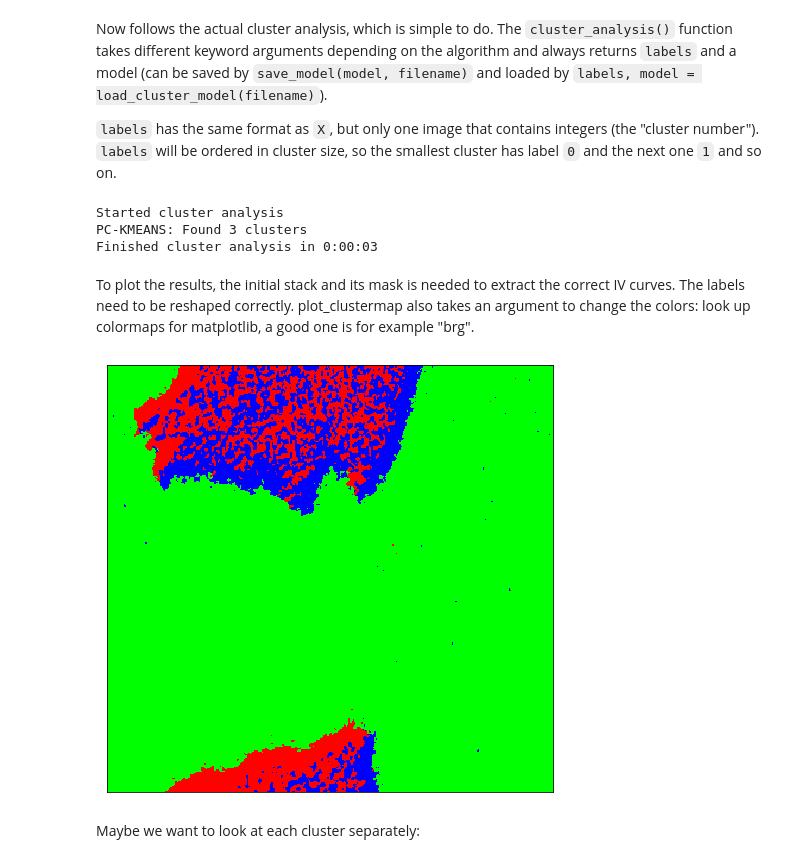
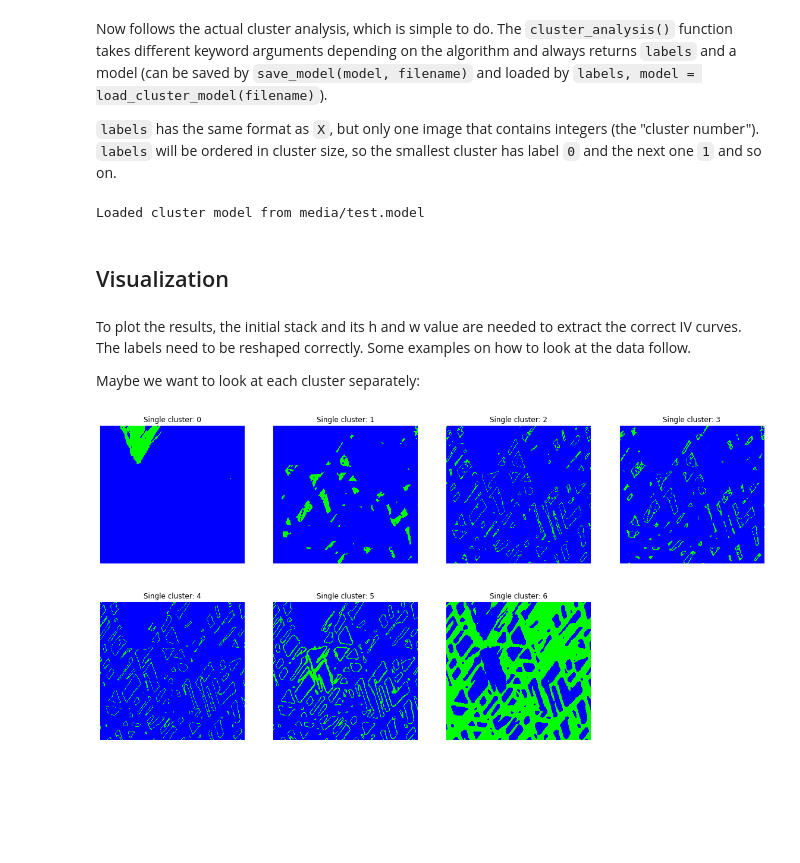
Before and after one commit to surf-sci-bc/uspy, a Jupyter notebook: examples/LEEM_cluster-analysis.ipynb, the cells around one changed output. Drawn from its saved outputs; the diff is of its cells as text; code cells hidden in the pictures; blank space fills up the shorter version.

Commit message:
convenience plot functions for leem.cluster

```diff
--- a/examples/LEEM_cluster-analysis.ipynb
+++ b/examples/LEEM_cluster-analysis.ipynb
@@ -12,0 +15,10 @@ from agfalta.leem import cluster, driftnorm
+# %%
+load_tif = True                # load either a pre-processed tif or do drift alignment/normalization in here
+load_model = True             # load a previously created model (see the section on clustering)
+
+n_components = 7               # relevant for the PCA
+do_pendry = False
+do_pca = not load_model
+
+n_clusters = 7                 # relevant for clustering
+do_ca = not load_model
@@ -13,15 +27,11 @@ from agfalta.leem import cluster, driftnorm
 # %% [markdown]
 Either do normalization and drift correction if load_new is True (refer to the norm-and-align tutorial). Or use a pre-aligned image stack. For example, load a tif that has been prepared by Fiji.
 # %%
-load_new = True
-
-if load_new:
+if not load_tif:
     stack = leem.LEEMStack("../testdata/test_stack_IV_g-Cu")
     stack = driftnorm.normalize(stack, "../testdata/channelplate.dat", dark_counts=110)
     stack, alignment = driftnorm.align(stack, mask_outer=0.2, trafo="translation")
-    plt.plot([m[:, 2] for m in alignment])
-    plt.plot([m[0, 2] for m in stack.alignment])
-    plt.plot([m[1, 2] for m in stack.alignment])
+    plt.plot([m[0:2, 2] for m in alignment])
 else:
     stack = leem.LEEMStack("../testdata/test_stack_IV_RuO2_normed_aligned_80-140.tif")
     stack.energy = np.linspace(19.0, 30.8, len(stack))     # manually set the energies because the tif does not have them
@@ -45,7 +54,11 @@ Now, `component_analysis()` does what it says and returns 2 functions and a mode
 # %%
 X, h, w = cluster.stack2vectors(stack, mask_outer=0.2) # cut away 20% on every side
 
-X = cluster.pendryfy(X, stack.energy)
+if not load_model:
+    if do_pendry:
+        X = cluster.pendryfy(X, stack.energy)
+    trafo, inv_trafo, model = cluster.component_analysis(X, "pca", n_components=n_components)
+    W = trafo(X)
 
-trafo, inv_trafo, model = cluster.component_analysis(X, "pca", n_components=7)
-W = trafo(X)
+    comps = cluster.vectors2stack(W, h, w)
+    leem.plot_mov(comps, fields=None)
@@ -66,17 +69,24 @@ Now follows the actual cluster analysis, which is simple to do. The `cluster_ana
 
 `labels` has the same format as `X`, but only one image that contains integers (the "cluster number"). `labels` will be ordered in cluster size, so the smallest cluster has label `0` and the next one `1` and so on.
 # %%
-n_clusters = 3
-labels, model = cluster.cluster_analysis(W, "pc-kmeans", n_clusters=n_clusters, metric="euclidean_square")
+if load_model:
+    try:
+        labels, model = cluster.load_cluster_model("media/test.model")
+    except FileNotFoundError:
+        do_ca = True
+if do_ca:
+    labels, model = cluster.cluster_analysis(W, "pc-kmeans", n_clusters=n_clusters, metric="euclidean_square")
+    if load_model:
+        cluster.save_model(model, "media/test.model")
 # %% [output]
-Started cluster analysis
-PC-KMEANS: Found 3 clusters
-Finished cluster analysis in 0:00:03
+Loaded cluster model from media/test.model
+# %% [markdown]
+## Visualization
 # %% [markdown]
-To plot the results, the initial stack and its mask is needed to extract the correct IV curves. The labels need to be reshaped correctly. plot_clustermap also takes an argument to change the colors: look up colormaps for matplotlib, a good one is for example "brg".
+To plot the results, the initial stack and its h and w value are needed to extract the correct IV curves. The labels need to be reshaped correctly. Some examples on how to look at the data follow.
+
+Maybe we want to look at each cluster separately:
 # %%
-cluster.plot_clustermap(labels.reshape(h, w), cmap="brg")
+cluster.plot_single_clusters(labels.reshape(h, w))
 # %% [output]
-[figure, old version]
+[figure, new version]
-# %% [markdown]
-Maybe we want to look at each cluster separately:
```
Also changed, not shown: parts of 21 cells of this notebook, 7 other files.
